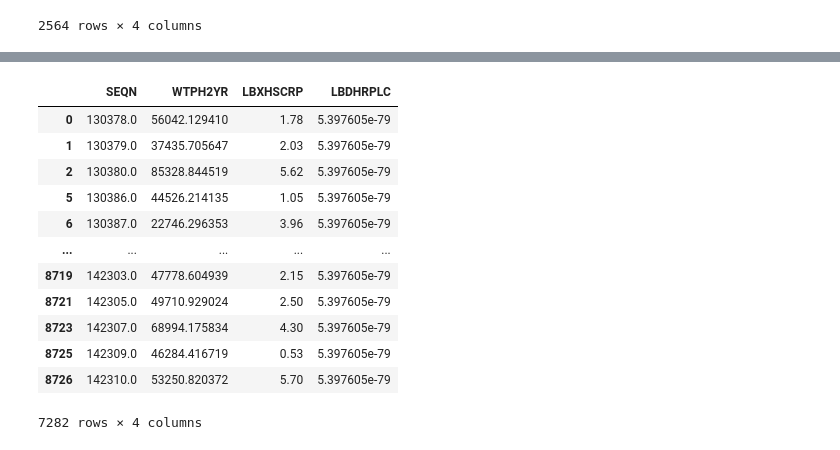
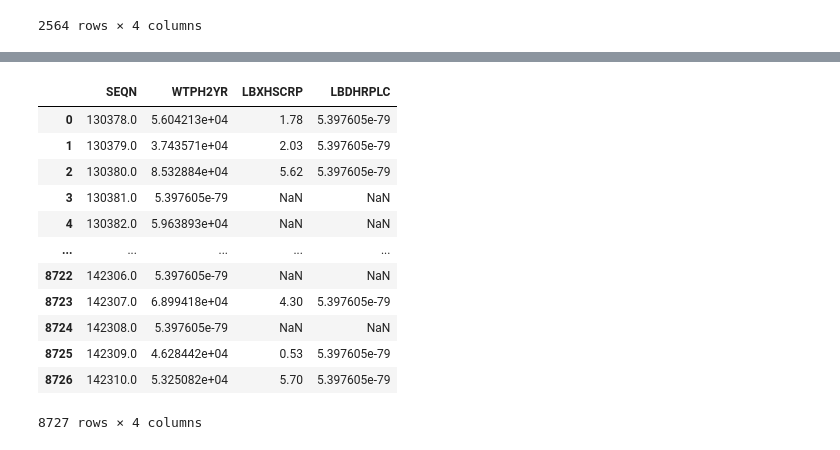
Before and after one commit to manaswithasunkara/Bias-mititgation-Healthcare-, a Jupyter notebook: Bias_Mitigation.ipynb, the cells around one changed output, grey strips where cells are left out. Saved outputs shown, nothing was run; the diff lists cells and outputs as text; code cells hidden in the pictures.

```diff
--- a/Bias_Mitigation.ipynb
+++ b/Bias_Mitigation.ipynb
@@ -86,20 +83,20 @@ insurance_data
 # %%
 creactive_data= load_dataset("HSCRP_L.xpt")
-creactive_data= creactive_data.dropna()
+# creactive_data= creactive_data.dropna()
 creactive_data
 # %% [output]
 |  | SEQN | WTPH2YR | LBXHSCRP | LBDHRPLC |
-| 0 | 130378.0 | 56042.129410 | 1.78 | 5.397605e-79 |
-| 1 | 130379.0 | 37435.705647 | 2.03 | 5.397605e-79 |
-| 2 | 130380.0 | 85328.844519 | 5.62 | 5.397605e-79 |
-| 5 | 130386.0 | 44526.214135 | 1.05 | 5.397605e-79 |
-| 6 | 130387.0 | 22746.296353 | 3.96 | 5.397605e-79 |
+| 0 | 130378.0 | 5.604213e+04 | 1.78 | 5.397605e-79 |
+| 1 | 130379.0 | 3.743571e+04 | 2.03 | 5.397605e-79 |
+| 2 | 130380.0 | 8.532884e+04 | 5.62 | 5.397605e-79 |
+| 3 | 130381.0 | 5.397605e-79 | NaN | NaN |
+| 4 | 130382.0 | 5.963893e+04 | NaN | NaN |
 | ... | ... | ... | ... | ... |
-| 8719 | 142303.0 | 47778.604939 | 2.15 | 5.397605e-79 |
-| 8721 | 142305.0 | 49710.929024 | 2.50 | 5.397605e-79 |
-| 8723 | 142307.0 | 68994.175834 | 4.30 | 5.397605e-79 |
-| 8725 | 142309.0 | 46284.416719 | 0.53 | 5.397605e-79 |
-| 8726 | 142310.0 | 53250.820372 | 5.70 | 5.397605e-79 |
+| 8722 | 142306.0 | 5.397605e-79 | NaN | NaN |
+| 8723 | 142307.0 | 6.899418e+04 | 4.30 | 5.397605e-79 |
+| 8724 | 142308.0 | 5.397605e-79 | NaN | NaN |
+| 8725 | 142309.0 | 4.628442e+04 | 0.53 | 5.397605e-79 |
+| 8726 | 142310.0 | 5.325082e+04 | 5.70 | 5.397605e-79 |
-7282 rows × 4 columns
+8727 rows × 4 columns
 # %%
 kidneyCondition_data = load_dataset("KIQ_U_L.xpt")
```
Also changed, not shown: parts of 14 cells of this notebook.
